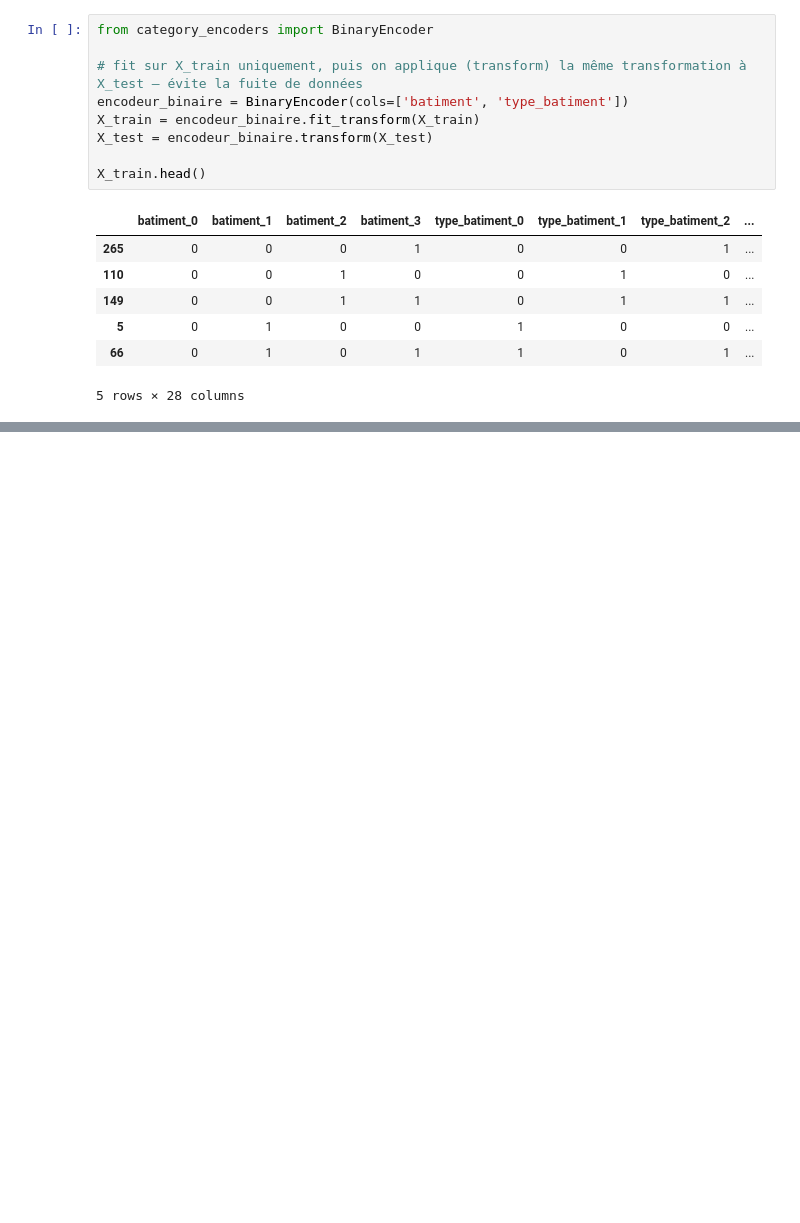
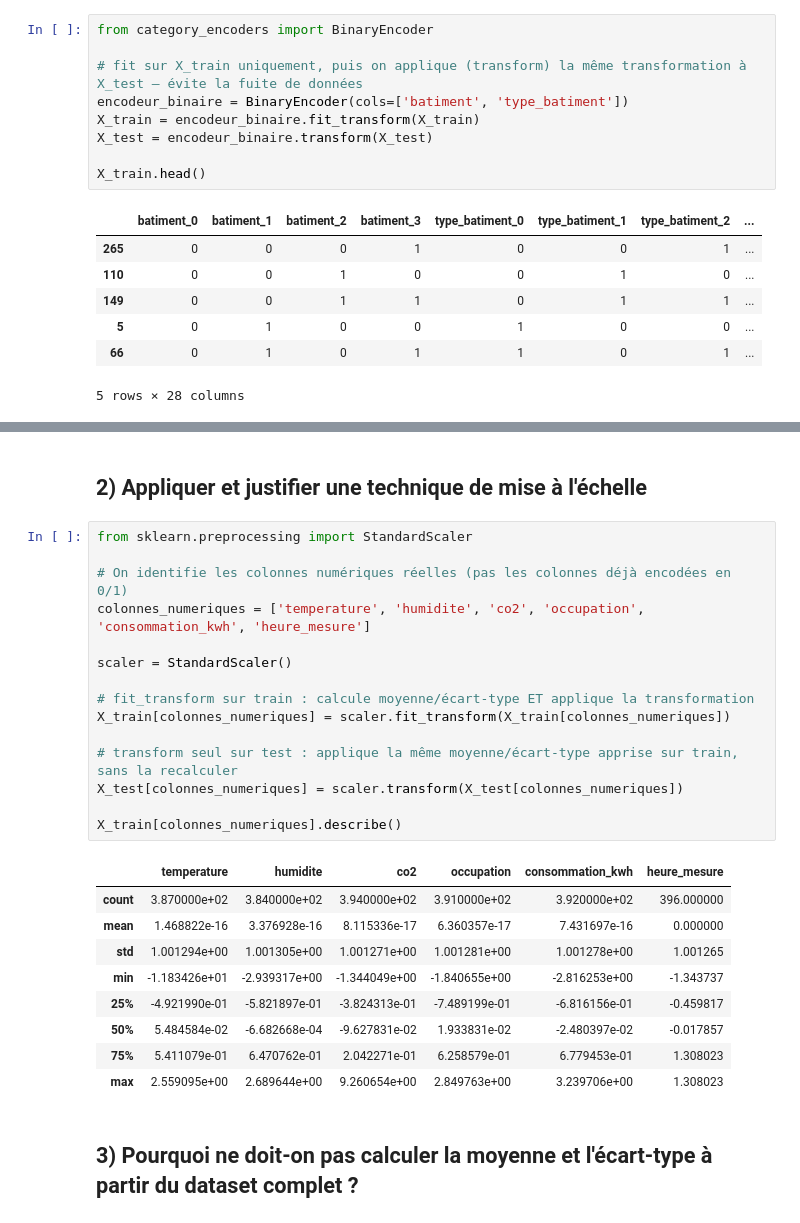
Before and after one commit to Fattimm/atelier_prepa_donnees_tab-, a Jupyter notebook: notebooks/atelier_prepa_donnees_tab.ipynb, the cells around one changed output, grey strips where cells are left out. Drawn from its saved outputs; the diff is of its cells as text; blank space fills up the shorter version.

Commit message:
Partie 5 : mise à l'échelle des variables numériques avec StandardScaler, calculé sur train uniquement pour éviter la fuite de données

```diff
--- a/notebooks/atelier_prepa_donnees_tab.ipynb
+++ b/notebooks/atelier_prepa_donnees_tab.ipynb
@@ -782,0 +791,29 @@ X_train.head()
+# %% [markdown]
+## 2) Appliquer et justifier une technique de mise à l'échelle
+# %%
+from sklearn.preprocessing import StandardScaler
+
+# On identifie les colonnes numériques réelles (pas les colonnes déjà encodées en 0/1)
+colonnes_numeriques = ['temperature', 'humidite', 'co2', 'occupation', 'consommation_kwh', 'heure_mesure']
+
+scaler = StandardScaler()
+
+# fit_transform sur train : calcule moyenne/écart-type ET applique la transformation
+X_train[colonnes_numeriques] = scaler.fit_transform(X_train[colonnes_numeriques])
+
+# transform seul sur test : applique la même moyenne/écart-type apprise sur train, sans la recalculer
+X_test[colonnes_numeriques] = scaler.transform(X_test[colonnes_numeriques])
+
+X_train[colonnes_numeriques].describe()
+# %% [output]
+|  | temperature | humidite | co2 | occupation | consommation_kwh | heure_mesure |
+| count | 3.870000e+02 | 3.840000e+02 | 3.940000e+02 | 3.910000e+02 | 3.920000e+02 | 396.000000 |
+| mean | 1.468822e-16 | 3.376928e-16 | 8.115336e-17 | 6.360357e-17 | 7.431697e-16 | 0.000000 |
+| std | 1.001294e+00 | 1.001305e+00 | 1.001271e+00 | 1.001281e+00 | 1.001278e+00 | 1.001265 |
+| min | -1.183426e+01 | -2.939317e+00 | -1.344049e+00 | -1.840655e+00 | -2.816253e+00 | -1.343737 |
+| 25% | -4.921990e-01 | -5.821897e-01 | -3.824313e-01 | -7.489199e-01 | -6.816156e-01 | -0.459817 |
+| 50% | 5.484584e-02 | -6.682668e-04 | -9.627831e-02 | 1.933831e-02 | -2.480397e-02 | -0.017857 |
+| 75% | 5.411079e-01 | 6.470762e-01 | 2.042271e-01 | 6.258579e-01 | 6.779453e-01 | 1.308023 |
+| max | 2.559095e+00 | 2.689644e+00 | 9.260654e+00 | 2.849763e+00 | 3.239706e+00 | 1.308023 |
+# %% [markdown]
+## 3) Pourquoi ne doit-on pas calculer la moyenne et l'écart-type à partir du dataset complet ?
```
Also changed, not shown: parts of 4 cells of this notebook.
